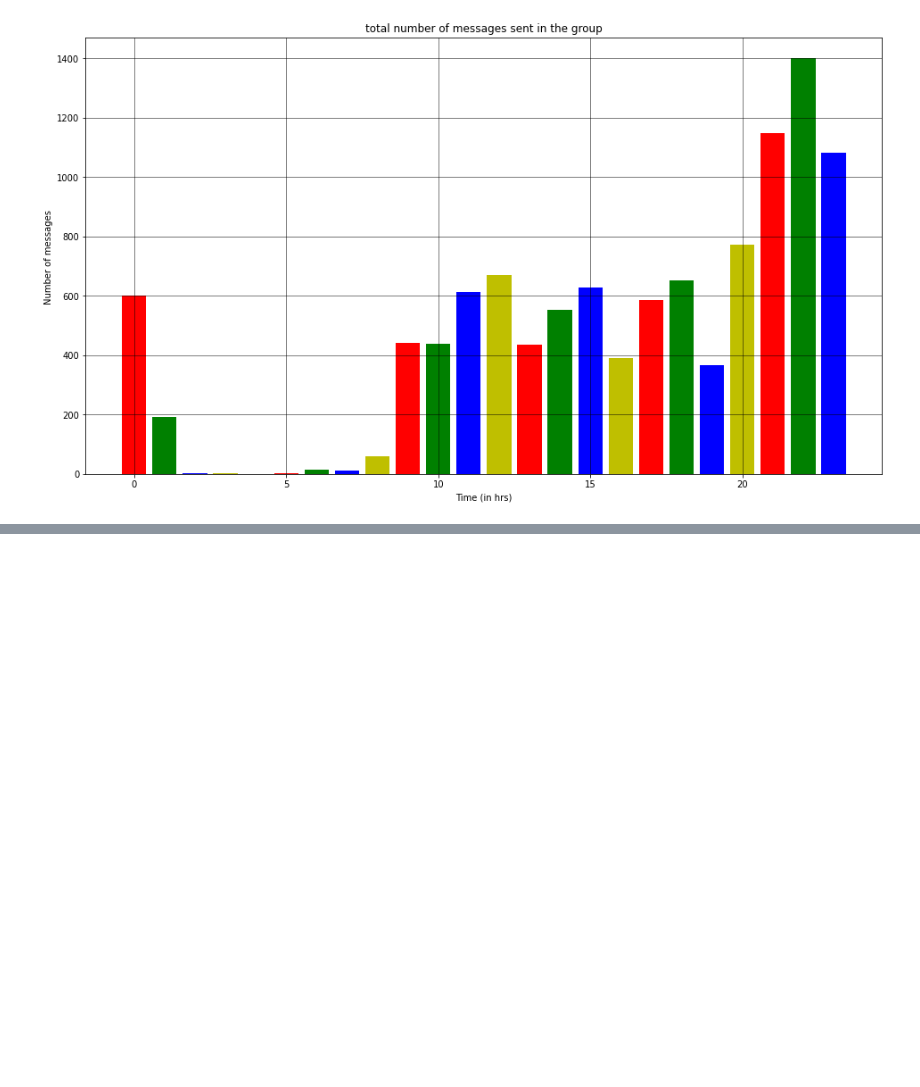
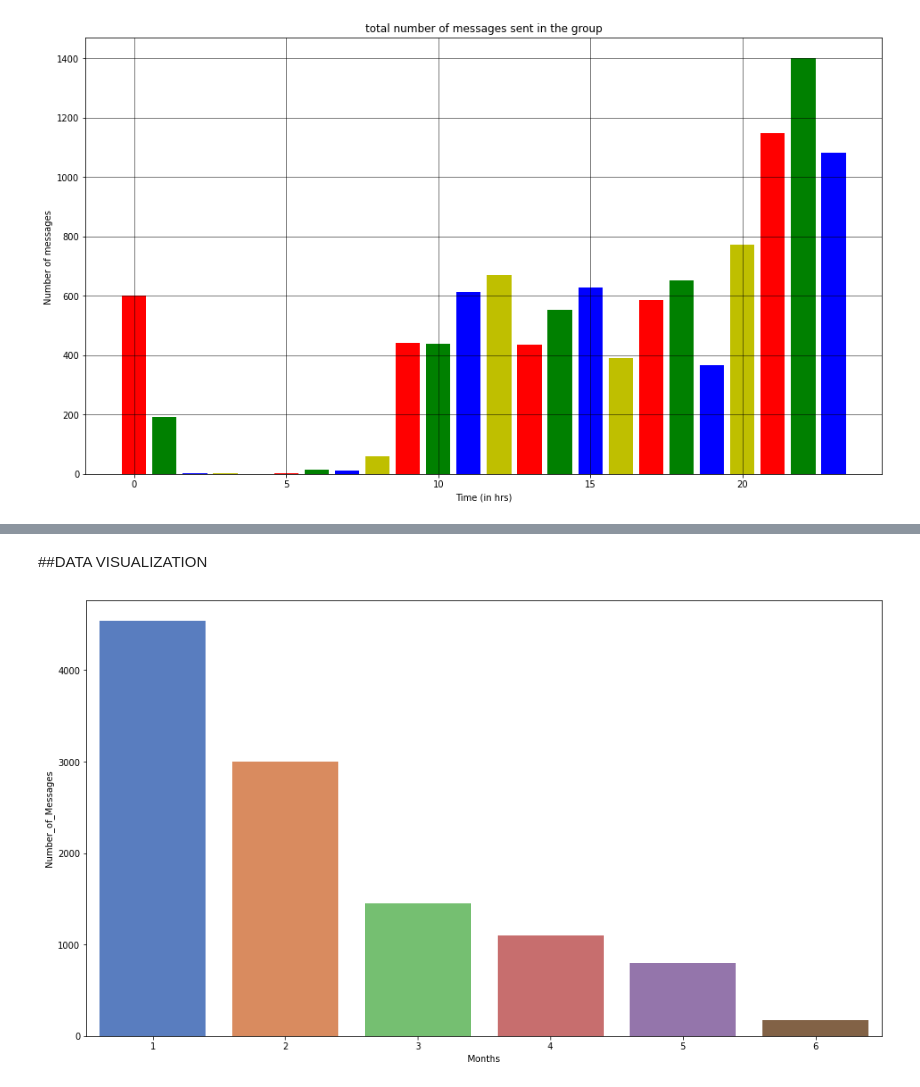
Before and after one commit to MOULIK-RAZDAN/WHATSAPP-CHATS-STATS, a Jupyter notebook: Whatsapp_(EDA).ipynb, the cells around one changed output, grey strips where cells are left out. Drawn from its saved outputs; the diff is of its cells as text; code cells hidden in the pictures; blank space fills up the shorter version.

```diff
--- a/Whatsapp_(EDA).ipynb
+++ b/Whatsapp_(EDA).ipynb
@@ -202,0 +216,11 @@ Pass the following variables as keyword args: x, y. From version 0.12, the only
+# %%
+whatsapp_df3 = whatsapp_df.copy();
+# %%
+whatsapp_df3["Number_of_Messages"] = [1] * whatsapp_df3.shape[0]
+
+whatsapp_df3["Months"] = whatsapp_df2["datetime"].apply(lambda x: x.month)
+
+time_df = whatsapp_df3.groupby('Months').count().sort_values(by = "Months").reset_index()
+
+time_df.drop(['user','datetime','message'], axis=1,inplace= True)
+time_df
@@ -202,0 +235,7 @@ Pass the following variables as keyword args: x, y. From version 0.12, the only
+# %% [markdown]
+##DATA VISUALIZATION
+# %%
+plt.figure(figsize=(16,9))
+sns.barplot(x= "Months", y = "Number_of_Messages", data = time_df, palette='muted');
+# %% [output]
+[figure, added]
```
Also changed, not shown: parts of 5 cells of this notebook.
